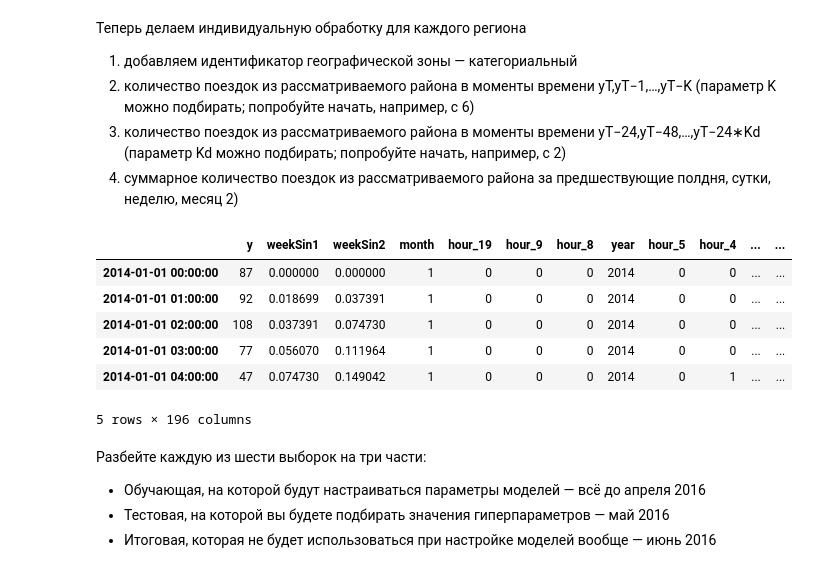
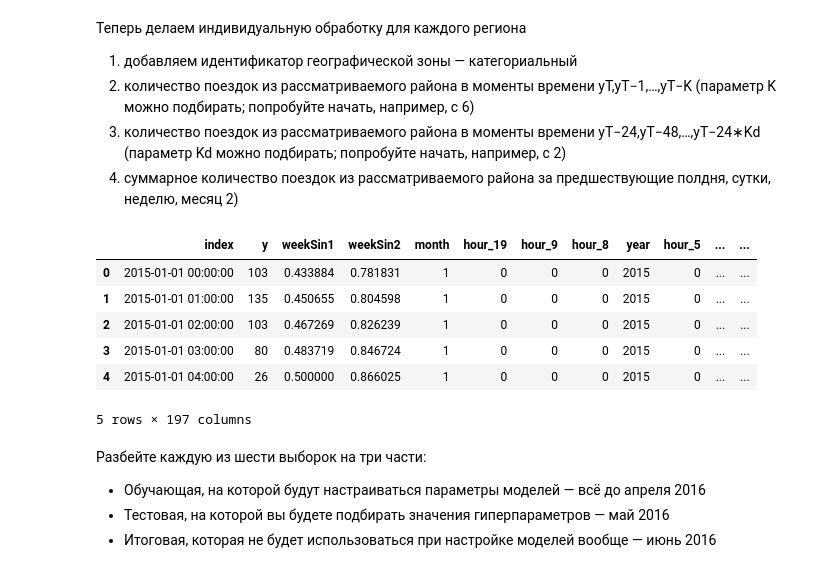
Before and after one commit to PhySci/projectNYtaxi, a Jupyter notebook: week5/week 5-2.ipynb, the cells around one changed output. Saved outputs shown, nothing was run; the diff lists cells and outputs as text; code cells hidden in the pictures.

```diff
--- a/week5/week 5-2.ipynb
+++ b/week5/week 5-2.ipynb
@@ -240,13 +240,6 @@ regDf = df3.get('region')
 df3 = pd.get_dummies(df3,'region')
 df3 = df3.assign(region = regDf)
 df3.head()
+df3.to_pickle('df3.pcl')
-# %% [output]
-|  | y | weekSin1 | weekSin2 | month | hour_19 | hour_9 | hour_8 | year | hour_5 | hour_4 | ... | ... |
-| 2014-01-01 00:00:00 | 87 | 0.000000 | 0.000000 | 1 | 0 | 0 | 0 | 2014 | 0 | 0 | ... | ... |
-| 2014-01-01 01:00:00 | 92 | 0.018699 | 0.037391 | 1 | 0 | 0 | 0 | 2014 | 0 | 0 | ... | ... |
-| 2014-01-01 02:00:00 | 108 | 0.037391 | 0.074730 | 1 | 0 | 0 | 0 | 2014 | 0 | 0 | ... | ... |
-| 2014-01-01 03:00:00 | 77 | 0.056070 | 0.111964 | 1 | 0 | 0 | 0 | 2014 | 0 | 0 | ... | ... |
-| 2014-01-01 04:00:00 | 47 | 0.074730 | 0.149042 | 1 | 0 | 0 | 0 | 2014 | 0 | 1 | ... | ... |
-5 rows × 196 columns
 # %%
-df3.to_pickle('df3.pcl')
+df3 = pd.read_pickle('df3.pcl')
@@ -253,3 +257,14 @@ df3.to_pickle('df3.pcl')
+# %%
+df3.reset_index(inplace=True)
+df3.head()
+# %% [output]
+|  | index | y | weekSin1 | weekSin2 | month | hour_19 | hour_9 | hour_8 | year | hour_5 | ... | ... |
+| 0 | 2015-01-01 00:00:00 | 103 | 0.433884 | 0.781831 | 1 | 0 | 0 | 0 | 2015 | 0 | ... | ... |
+| 1 | 2015-01-01 01:00:00 | 135 | 0.450655 | 0.804598 | 1 | 0 | 0 | 0 | 2015 | 0 | ... | ... |
+| 2 | 2015-01-01 02:00:00 | 103 | 0.467269 | 0.826239 | 1 | 0 | 0 | 0 | 2015 | 0 | ... | ... |
+| 3 | 2015-01-01 03:00:00 | 80 | 0.483719 | 0.846724 | 1 | 0 | 0 | 0 | 2015 | 0 | ... | ... |
+| 4 | 2015-01-01 04:00:00 | 26 | 0.500000 | 0.866025 | 1 | 0 | 0 | 0 | 2015 | 0 | ... | ... |
+5 rows × 197 columns
 # %% [markdown]
 Разбейте каждую из шести выборок на три части:
 <ul>
```
Also changed, not shown: parts of 28 cells of this notebook, 1 other file.
